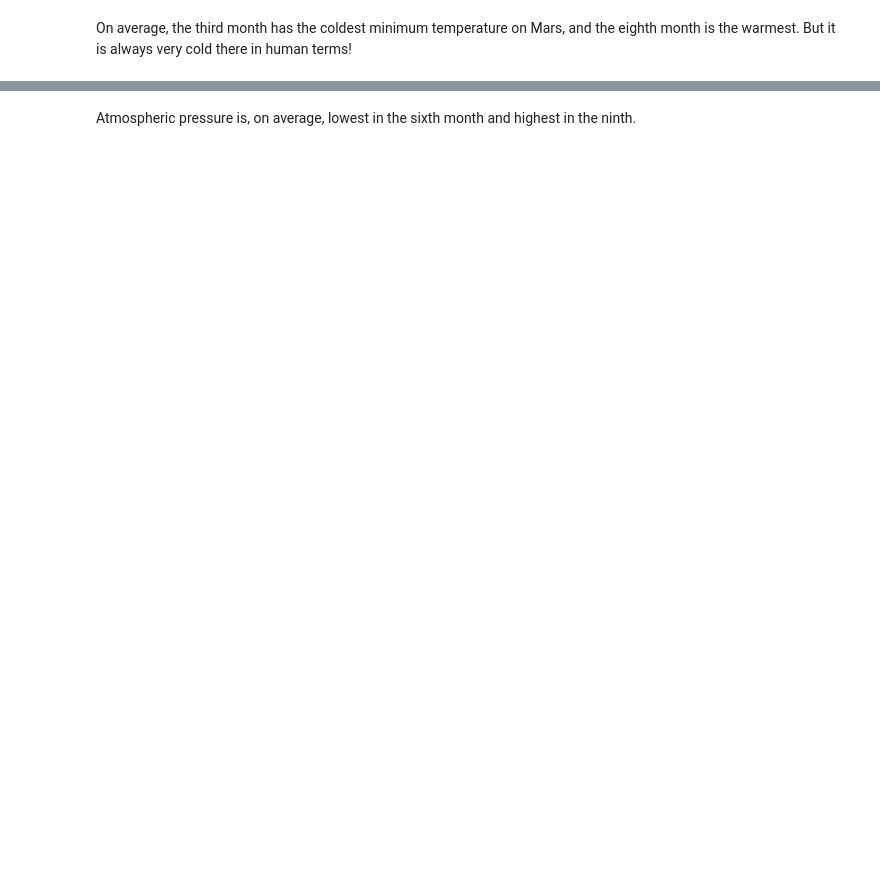
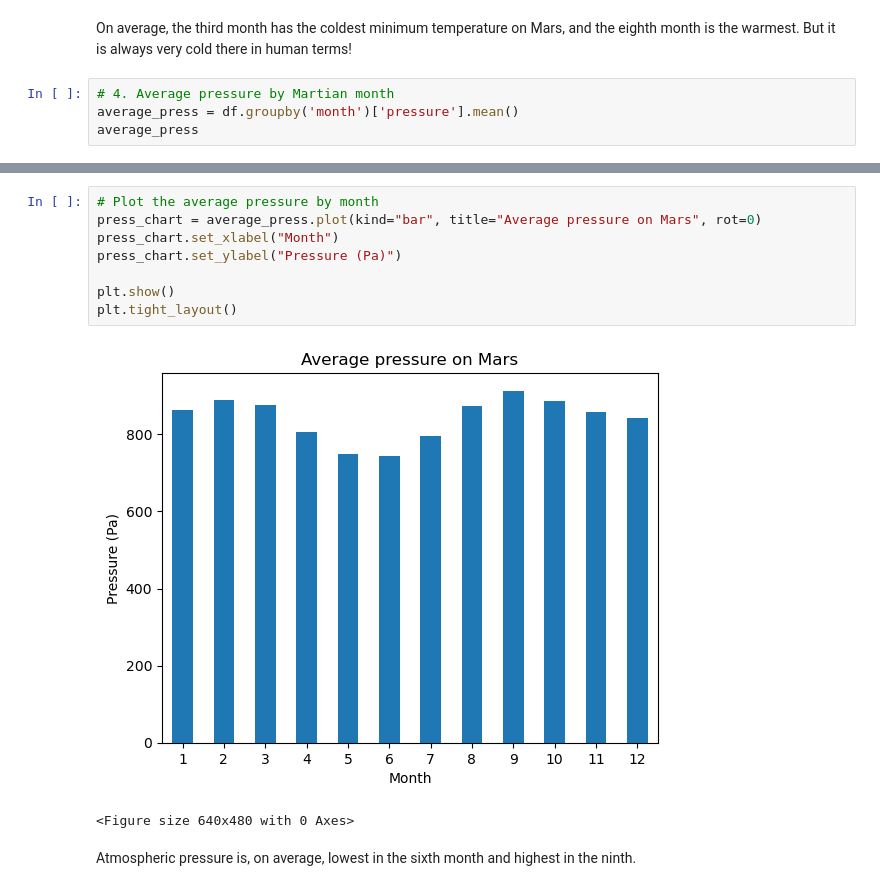
Before and after one commit to tmbiro/web_scraping, a Jupyter notebook: part_2_mars_weather.ipynb, the cells around one changed output, grey strips where cells are left out. Drawn from its saved outputs; the diff is of its cells as text; blank space fills up the shorter version.

```diff
--- a/part_2_mars_weather.ipynb
+++ b/part_2_mars_weather.ipynb
@@ -137,2 +193,6 @@ Analyze your dataset by using Pandas functions to answer the following questions
 # %% [markdown]
 On average, the third month has the coldest minimum temperature on Mars, and the eighth month is the warmest. But it is always very cold there in human terms!
+# %%
+# 4. Average pressure by Martian month
+average_press = df.groupby('month')['pressure'].mean()
+average_press
@@ -139,2 +214,13 @@ On average, the third month has the coldest minimum temperature on Mars, and the
+# %%
+# Plot the average pressure by month
+press_chart = average_press.plot(kind="bar", title="Average pressure on Mars", rot=0)
+press_chart.set_xlabel("Month")
+press_chart.set_ylabel("Pressure (Pa)")
+
+plt.show()
+plt.tight_layout()
+# %% [output]
+[figure, added]
+<Figure size 640x480 with 0 Axes>
 # %% [markdown]
 Atmospheric pressure is, on average, lowest in the sixth month and highest in the ninth.
```
Also changed, not shown: parts of 20 cells of this notebook, 1 other file.
